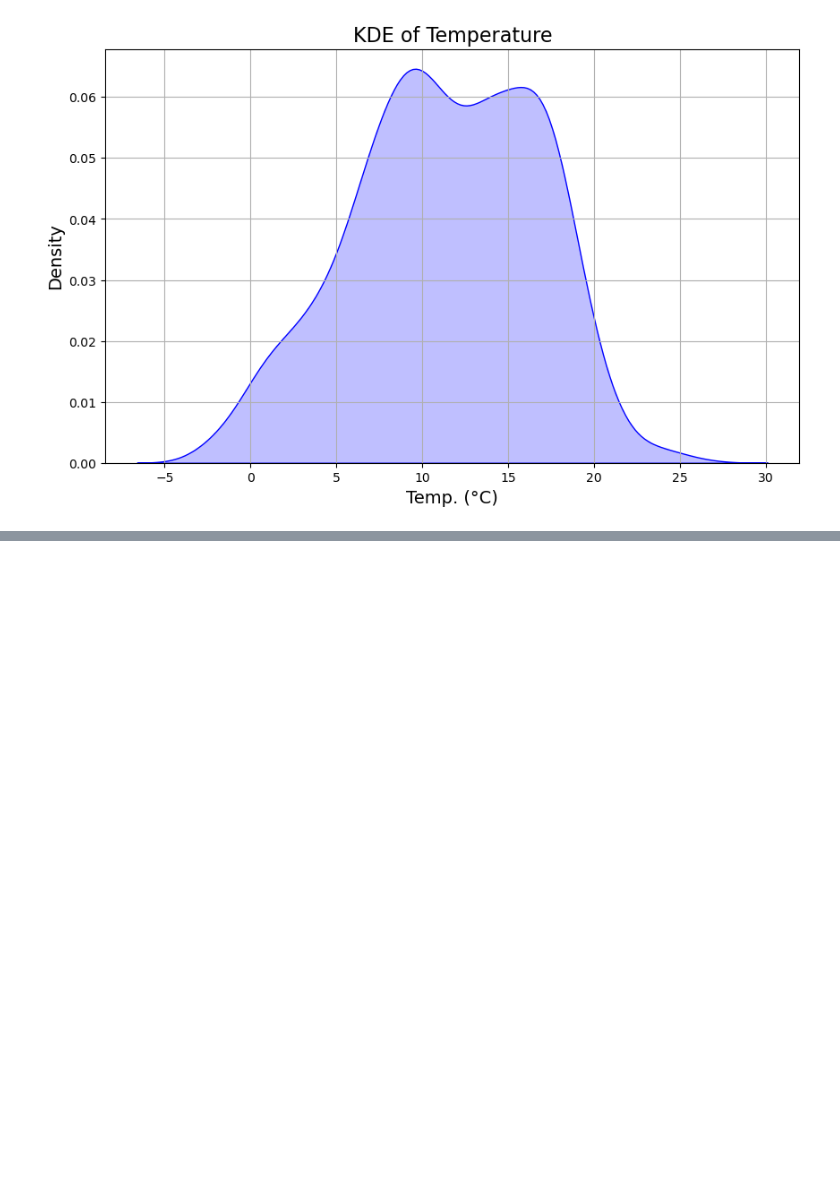
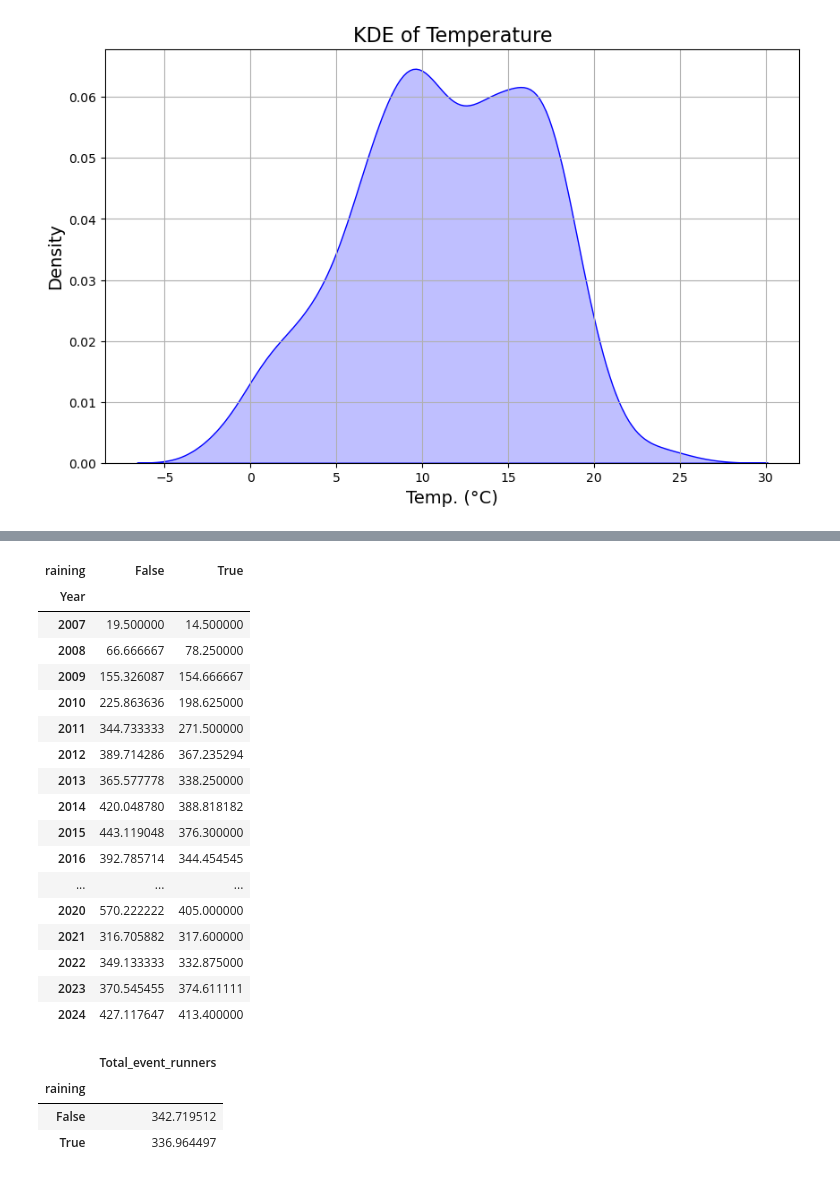
Before and after one commit to owen-george/parkrun_analysis, a Jupyter notebook: EDA/EDA.ipynb, the cells around one changed output, grey strips where cells are left out. Saved outputs shown, nothing was run; the diff lists cells and outputs as text; code cells hidden in the pictures; blank space fills up the shorter version.

```diff
--- a/EDA/EDA.ipynb
+++ b/EDA/EDA.ipynb
@@ -367,0 +424,6 @@ plt.show()
+# %%
+event_df['Date'] = pd.to_datetime(event_df['Date'])
+# %%
+event_df['Year'] = event_df['Date'].dt.year
+# %%
+event_df['raining'] = event_df['precipitation']>0
@@ -367,0 +445,35 @@ plt.show()
+# %%
+event_df.pivot_table(index='Year',
+                    columns='raining',
+                     values='Total_event_runners',
+                     aggfunc='mean'
+                    )
+# %% [output]
+| raining | False | True |
+| Year |  |  |
+| 2007 | 19.500000 | 14.500000 |
+| 2008 | 66.666667 | 78.250000 |
+| 2009 | 155.326087 | 154.666667 |
+| 2010 | 225.863636 | 198.625000 |
+| 2011 | 344.733333 | 271.500000 |
+| 2012 | 389.714286 | 367.235294 |
+| 2013 | 365.577778 | 338.250000 |
+| 2014 | 420.048780 | 388.818182 |
+| 2015 | 443.119048 | 376.300000 |
+| 2016 | 392.785714 | 344.454545 |
+| ... | ... | ... |
+| 2020 | 570.222222 | 405.000000 |
+| 2021 | 316.705882 | 317.600000 |
+| 2022 | 349.133333 | 332.875000 |
+| 2023 | 370.545455 | 374.611111 |
+| 2024 | 427.117647 | 413.400000 |
+# %%
+event_df.pivot_table(index='raining',
+                     values='Total_event_runners',
+                     aggfunc='mean'
+                    )
+# %% [output]
+|  | Total_event_runners |
+| raining |  |
+| False | 342.719512 |
+| True | 336.964497 |
```
Also changed, not shown: parts of 15 cells of this notebook.
